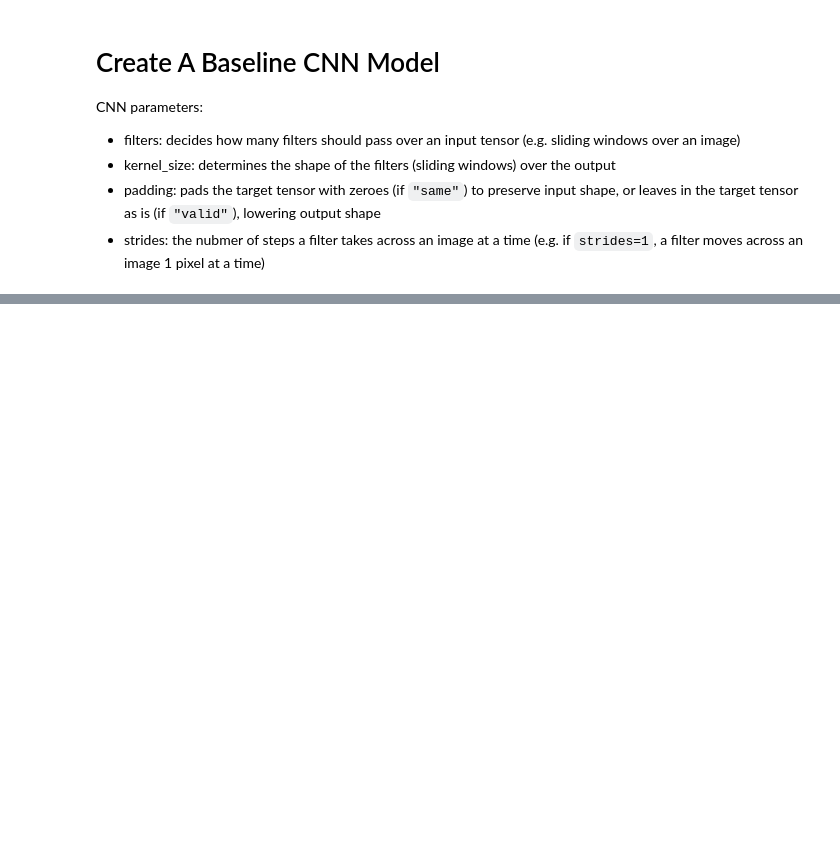
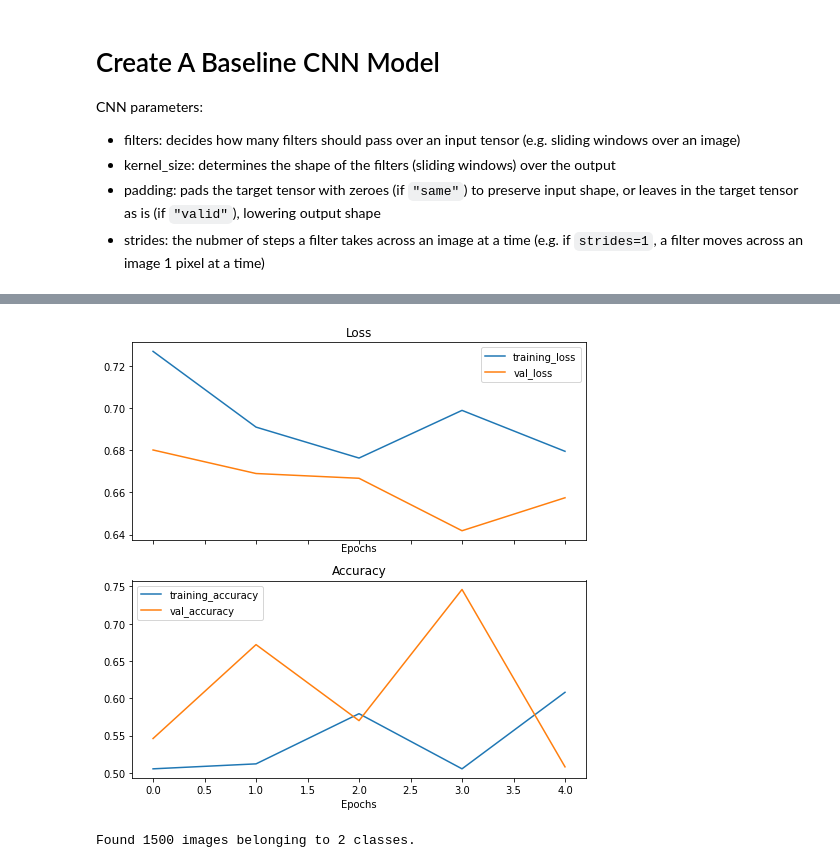
Before and after one commit to hiydavid/tfdev-learning, a Jupyter notebook: ZTM/notebooks/tfdev_03_computer_vision_convolutional_neural_networks.ipynb, the cells around one changed output, grey strips where cells are left out. Cells and saved outputs as stored; diff of their text form; code cells hidden in the pictures; blank space fills up the shorter version.

```diff
--- a/ZTM/notebooks/tfdev_03_computer_vision_convolutional_neural_networks.ipynb
+++ b/ZTM/notebooks/tfdev_03_computer_vision_convolutional_neural_networks.ipynb
@@ -374,0 +430,14 @@ plot_loss_curves(hist_1)
+# %%
+# create ImageDataGenerator training with data augmentation
+train_datagen_augmented = ImageDataGenerator(
+    rescale=1/255.,
+    rotation_range=0.2,
+    shear_range=0.2,
+    zoom_range=0.2,
+    width_shift_range=0.2,
+    height_shift_range=0.3,
+    horizontal_flip=True
+)
+
+train_datagen = ImageDataGenerator(rescale=1/255.)
+test_datagen = ImageDataGenerator(rescale=1/255.)
@@ -374,0 +492,26 @@ plot_loss_curves(hist_1)
+# %%
+# build, compile, fit with augmented data
+model_3 = tf.keras.Sequential([
+    tf.keras.layers.Conv2D(10, 3, activation="relu", input_shape=(224, 224, 3)),
+    tf.keras.layers.MaxPool2D(pool_size=2),
+    tf.keras.layers.Conv2D(10, 3, activation="relu"),
+    tf.keras.layers.MaxPool2D(),
+    tf.keras.layers.Conv2D(10, 3, activation="relu"),
+    tf.keras.layers.MaxPool2D(),
+    tf.keras.layers.Flatten(),
+    tf.keras.layers.Dense(1, activation="sigmoid")
+])
+
+model_3.compile(
+    loss=tf.keras.losses.BinaryCrossentropy(),
+    optimizer=tf.keras.optimizers.Adam(),
+    metrics=["accuracy"]
+)
+
+hist_3 = model_3.fit(
+    train_data_augmented,
+    epochs=5,
+    steps_per_epoch=len(train_data_augmented),
+    validation_data=test_data,
+    validation_steps=len(test_data)
+)
@@ -374,0 +529,16 @@ plot_loss_curves(hist_1)
+# %%
+# ran longer and performed poorer
+plot_loss_curves(hist_3)
+# %% [output]
+[figure, added]
+# %%
+# recreate datagens with shuffle back on
+train_data_augmented_shuffled = train_datagen_augmented.flow_from_directory(
+    train_dir,
+    target_size=(224, 224),
+    batch_size=32,
+    class_mode="binary",
+    shuffle=True
+)
+# %% [output]
+Found 1500 images belonging to 2 classes.
```
Also changed, not shown: parts of 26 cells of this notebook.
